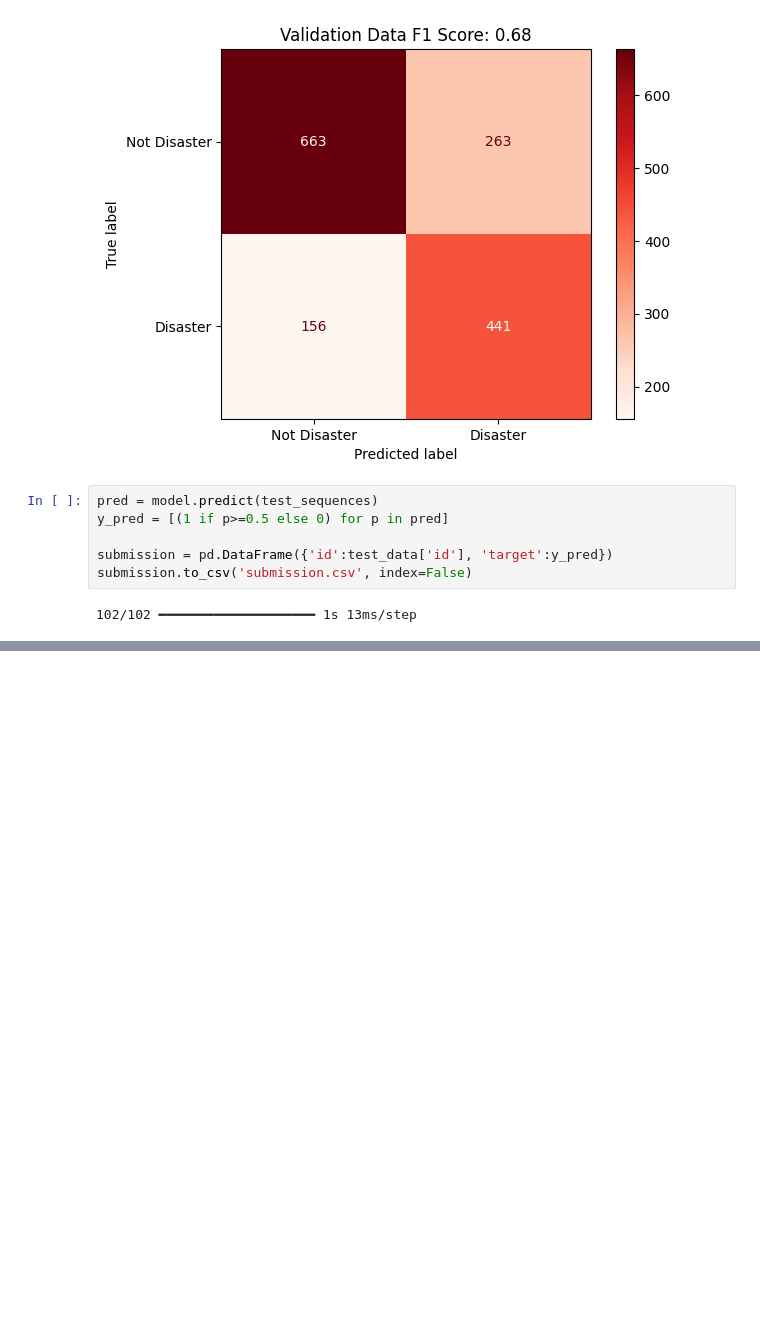
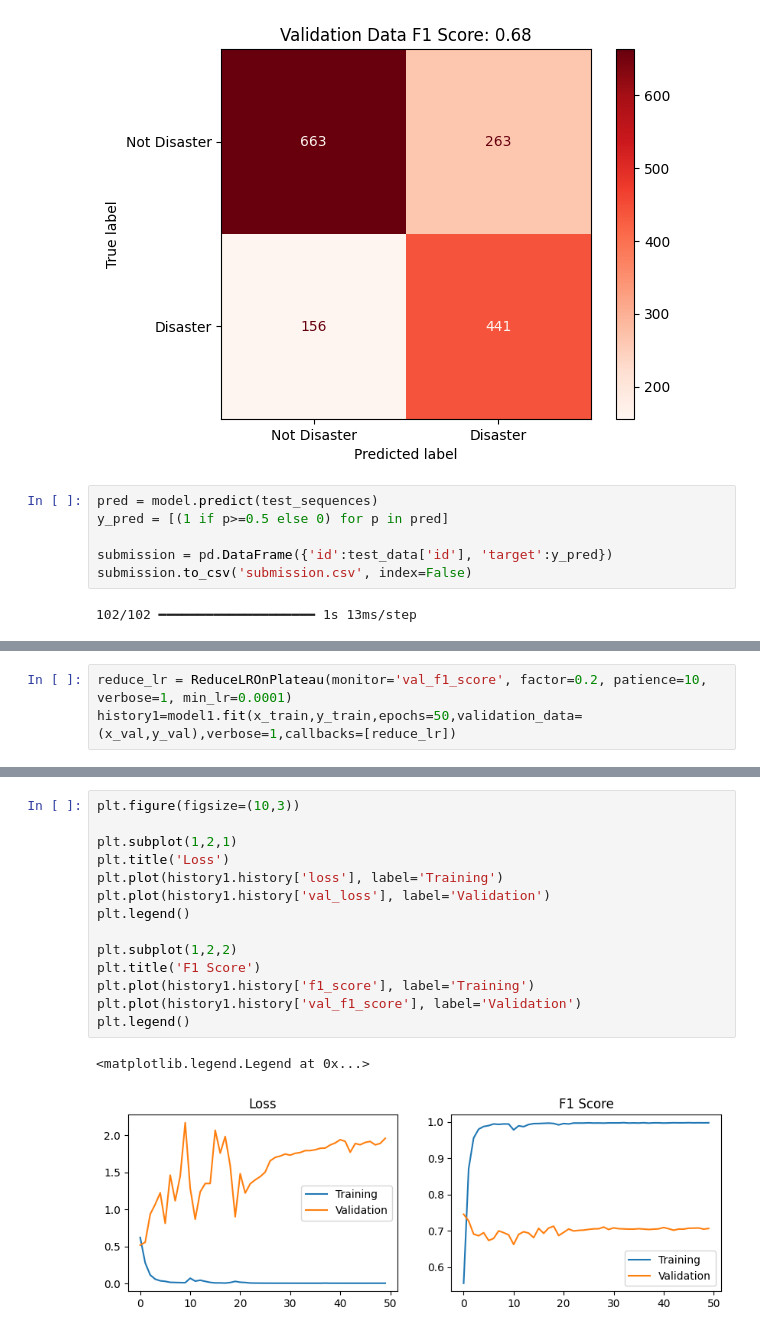
Before and after one commit to AshvinSehgal/AI-ML, a Jupyter notebook: NLP with Disaster Tweets/NLP-with-disaster-tweets.ipynb, the cells around one changed output, grey strips where cells are left out. Saved outputs shown, nothing was run; the diff lists cells and outputs as text; blank space fills up the shorter version.

```diff
--- a/NLP with Disaster Tweets/NLP-with-disaster-tweets.ipynb
+++ b/NLP with Disaster Tweets/NLP-with-disaster-tweets.ipynb
@@ -124,0 +163,3 @@ submission.to_csv('submission.csv', index=False)
+# %%
+reduce_lr = ReduceLROnPlateau(monitor='val_f1_score', factor=0.2, patience=10, verbose=1, min_lr=0.0001)
+history1=model1.fit(x_train,y_train,epochs=50,validation_data=(x_val,y_val),verbose=1,callbacks=[reduce_lr])
@@ -124,0 +184,17 @@ submission.to_csv('submission.csv', index=False)
+# %%
+plt.figure(figsize=(10,3))
+
+plt.subplot(1,2,1)
+plt.title('Loss')
+plt.plot(history1.history['loss'], label='Training')
+plt.plot(history1.history['val_loss'], label='Validation')
+plt.legend()
+
+plt.subplot(1,2,2)
+plt.title('F1 Score')
+plt.plot(history1.history['f1_score'], label='Training')
+plt.plot(history1.history['val_f1_score'], label='Validation')
+plt.legend()
+# %% [output]
+<matplotlib.legend.Legend at 0x...>
+[figure, added]
```
Also changed, not shown: parts of 6 cells of this notebook.
